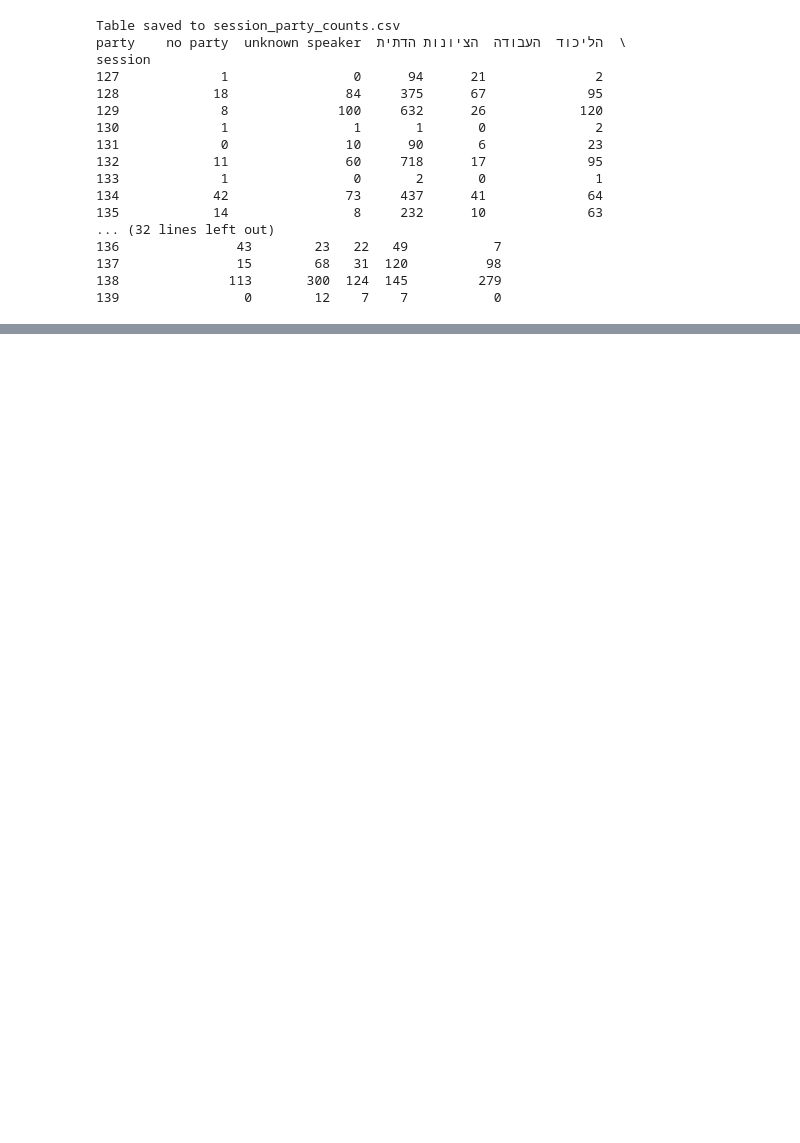
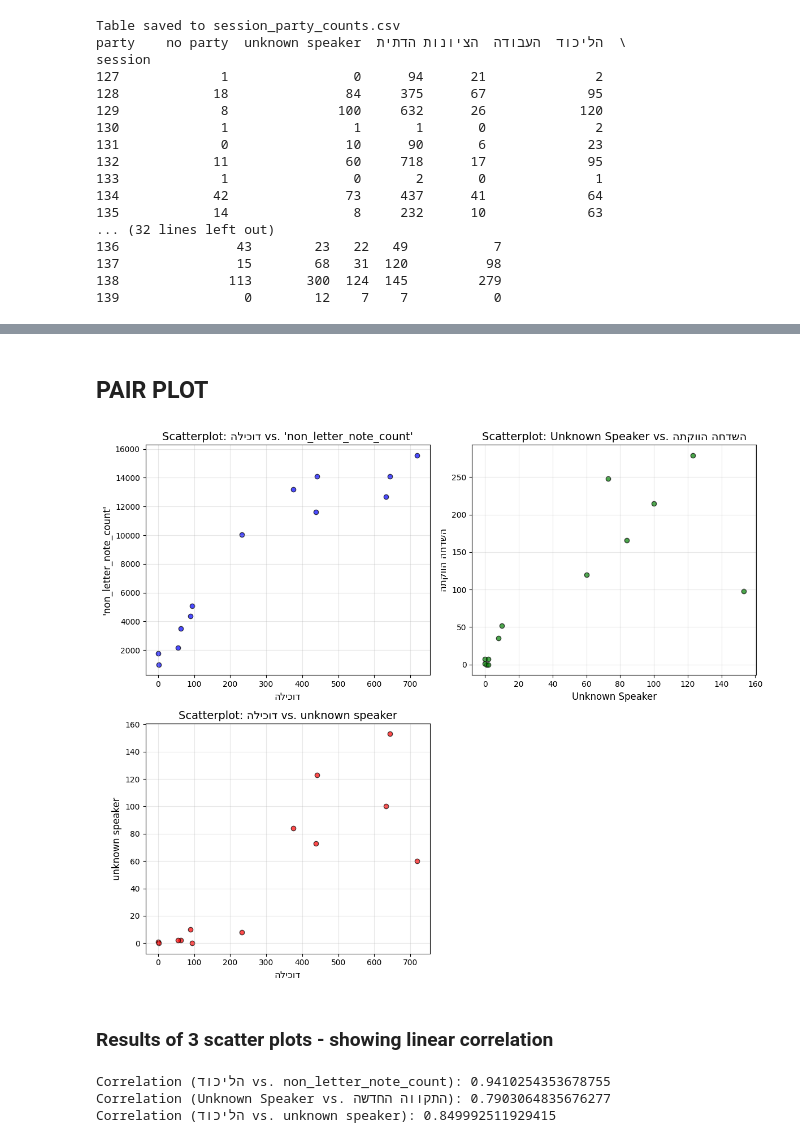
Before and after one commit to ortall0201/Knesset_24_Regression, a Jupyter notebook: Regression_Kneset_Project.ipynb, the cells around one changed output, grey strips where cells are left out. Saved outputs shown, nothing was run; the diff lists cells and outputs as text; code cells hidden in the pictures; blank space fills up the shorter version.

```diff
--- a/Regression_Kneset_Project.ipynb
+++ b/Regression_Kneset_Project.ipynb
@@ -2544,0 +2847,52 @@ session
+# %% [markdown]
+## PAIR PLOT
+# %%
+import matplotlib.pyplot as plt
+
+# Set up a 2x2 grid for the subplots
+plt.figure(figsize=(12, 10))
+
+# First plot: הליכוד vs note_count
+plt.subplot(2, 2, 1)
+plt.scatter(updated_session_party_counts['הליכוד'], updated_session_party_counts['non_letter_note_count'], alpha=0.7, c='blue', edgecolor='k')
+plt.title("Scatterplot: הליכוד vs. 'non_letter_note_count'", fontsize=14)
+plt.xlabel("הליכוד", fontsize=12)
+plt.ylabel("'non_letter_note_count'", fontsize=12)
+plt.grid(alpha=0.3)
+
+# Second plot: Unknown Speaker vs התקווה החדשה
+plt.subplot(2, 2, 2)
+plt.scatter(updated_session_party_counts['unknown speaker'], updated_session_party_counts['תקווה חדשה'], alpha=0.7, c='green', edgecolor='k')
+plt.title("Scatterplot: Unknown Speaker vs. התקווה החדשה", fontsize=14)
+plt.xlabel("Unknown Speaker", fontsize=12)
+plt.ylabel("התקווה החדשה", fontsize=12)
+plt.grid(alpha=0.3)
+
+# Third plot: הליכוד vs unknown speaker
+plt.subplot(2, 2, 3)
+plt.scatter(updated_session_party_counts['הליכוד'], updated_session_party_counts['unknown speaker'], alpha=0.7, c='red', edgecolor='k')
+plt.title("Scatterplot: הליכוד vs. unknown speaker", fontsize=14)
+plt.xlabel("הליכוד", fontsize=12)
+plt.ylabel("unknown speaker", fontsize=12)
+plt.grid(alpha=0.3)
+
+# Adjust layout and display
+plt.tight_layout()
+plt.show()
+# %% [output]
+[figure, added]
+# %% [markdown]
+### Results of 3 scatter plots - showing linear correlation
+# %%
+# Calculate Pearson's correlation coefficients
+correlation_1 = updated_session_party_counts['הליכוד'].corr(updated_session_party_counts['non_letter_note_count'])
+correlation_2 = numeric_data['unknown speaker'].corr(numeric_data['תקווה חדשה'])
+correlation_3 = numeric_data['הליכוד'].corr(numeric_data['unknown speaker'])
+
+print(f"Correlation (הליכוד vs. non_letter_note_count): {correlation_1}")
+print(f"Correlation (Unknown Speaker vs. התקווה החדשה): {correlation_2}")
+print(f"Correlation (הליכוד vs. unknown speaker): {correlation_3}")
+# %% [output]
+Correlation (הליכוד vs. non_letter_note_count): 0.9410254353678755
+Correlation (Unknown Speaker vs. התקווה החדשה): 0.7903064835676277
+Correlation (הליכוד vs. unknown speaker): 0.849992511929415
```
Also changed, not shown: parts of 40 cells of this notebook, 5 other files.
